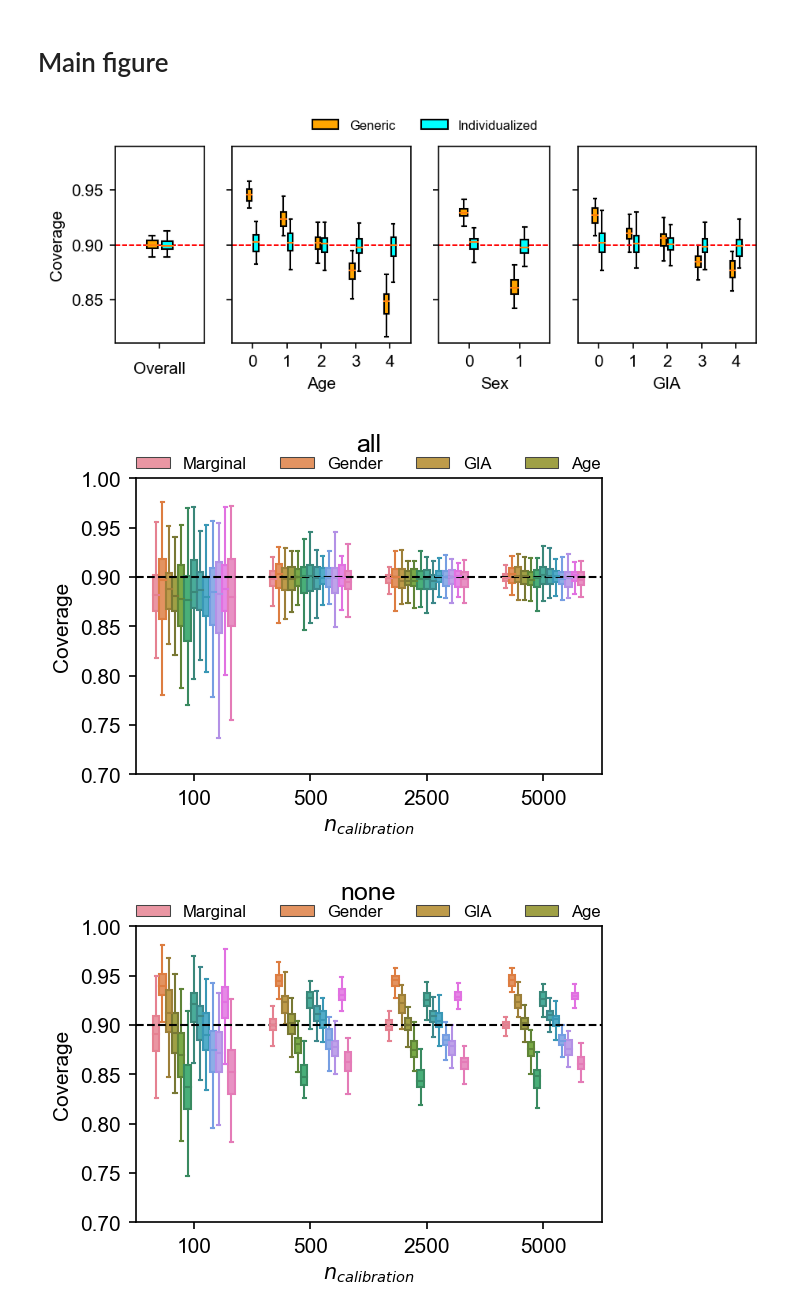
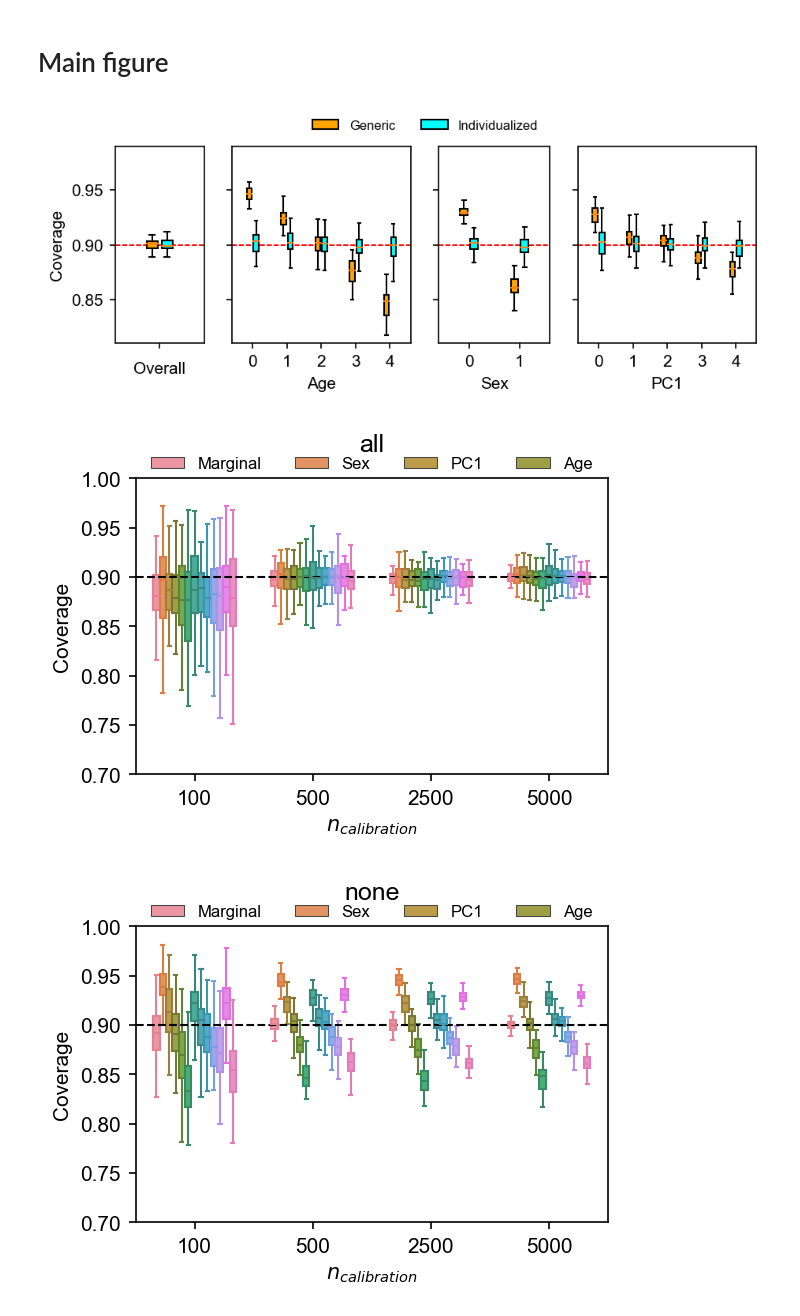
Before and after one commit to KangchengHou/calpred-manuscript, a Jupyter notebook: experiments/simulation/simulate.ipynb, the cells around one changed output. Drawn from its saved outputs; the diff is of its cells as text; code cells hidden in the pictures.

```diff
--- a/experiments/simulation/simulate.ipynb
+++ b/experiments/simulation/simulate.ipynb
@@ -30,9 +29,6 @@ We assume that some PRS is derived $\hat{g}$, and it is assumed that $E[\hat{g}
 # %%
 df_cov = pd.read_csv("data/cov.tsv", sep="\t", index_col=0).reset_index(drop=True)
 n_indiv = df_cov.shape[0]
-df_cov["GIA"] = np.sort(stats.expon.ppf(np.linspace(0.01, 0.4, n_indiv)))[
-    stats.rankdata(df_cov["PC1"], method="ordinal") - 1
-]
-df_cov.drop(columns="PC1", inplace=True)
+df_cov["PC1"] = quantile_normalize(df_cov["PC1"].values)
 
 df_cov = (df_cov - df_cov.mean(axis=0)) / df_cov.std(axis=0)
@@ -85,7 +97,7 @@ def simulate_data(
         axis=1,
     )
     df_trait["predstd0"] = 1.0
-    for col in ["AGE", "GIA", "SEX"]:
+    for col in ["AGE", "PC1", "SEX"]:
         n_unique = len(np.unique(df_trait[col]))
         if n_unique > 5:
             col_q = pd.qcut(df_trait[col], q=5).cat.codes
@@ -121,7 +133,7 @@ def evaluate_metrics(df_cal, df_test, adjust_cols):
     Given a dataframe to perform calibration and testing, and columns to adjust
     report (1) coverage (2) R2
 
-    # by default, adjust_cols = ["AGE", "SEX", "GIA"]
+    # by default, adjust_cols = ["AGE", "SEX", "PC1"]
     """
 
     if adjust_cols is None:
@@ -149,8 +161,8 @@ def evaluate_metrics(df_cal, df_test, adjust_cols):
     df_test["cal_pred"], df_test["cal_predstd"] = res[0:2]
 
     # evaluate
-    for group_col in [None, "AGE_q", "GIA_q", "SEX_q"]:
-        df_summary = calpgs.summarize_pred(
+    for group_col in [None, "AGE_q", "PC1_q", "SEX_q"]:
+        df_summary = calpgs.compute_group_stats(
             df_test,
             y_col="y",
             pred_col="pred",
@@ -171,12 +183,12 @@ dict_df_plot = dict()
 
 for adjust in ["all", "none", "dummy5", "dummy25"]:
     if adjust == "all":
-        adjust_cols = ["AGE", "SEX", "GIA"]
+        adjust_cols = ["AGE", "SEX", "PC1"]
     elif adjust == "except-age":
-        adjust_cols = ["SEX", "GIA"]
+        adjust_cols = ["SEX", "PC1"]
     elif adjust.startswith("dummy"):
         n_dummy = int(adjust.lstrip("dummy"))
-        adjust_cols = ["AGE", "SEX", "GIA"] + [f"DUMMY{i}" for i in range(n_dummy)]
+        adjust_cols = ["AGE", "SEX", "PC1"] + [f"DUMMY{i}" for i in range(n_dummy)]
     elif adjust == "none":
         adjust_cols = None
     else:
@@ -286,7 +298,7 @@ fig, axes = plt.subplots(
 group_boxplot(
     df_plot,
     val_col="coverage",
-    group_list=["Overall", "Age", "Sex", "GIA"],
+    group_list=["Overall", "Age", "Sex", "PC1"],
     pos_offset=-0.1,
     axes=axes,
     color="orange",
@@ -305,7 +317,7 @@ df_plot["subgroup"] = df_plot["col"].apply(
 group_boxplot(
     df_plot,
     val_col="coverage",
-    group_list=["Overall", "Age", "Sex", "GIA"],
+    group_list=["Overall", "Age", "Sex", "PC1"],
     pos_offset=0.1,
     axes=axes,
     color="cyan",
@@ -331,7 +343,7 @@ fig.legend(
 
 plt.savefig("results/main_coverage.pdf", bbox_inches="tight")
 # %% [output]
-[figure, old version]
+[figure, new version]
 # %%
 # effect of number of dummy variables to the calibration
 # %%
@@ -349,34 +361,34 @@ for adjust in dict_df_plot:
         fliersize=0,
         data=df_plot,
         ax=ax,
     )
 
     ax.axhline(y=0.9, color="black", lw=1.0, ls="--")
     ax.set_xlabel("$n_{calibration}$")
     ax.set_ylabel("Coverage")
 
     lighten_boxplot(ax)
     handles, labels = ax.get_legend_handles_labels()
     ax.legend(
         handles=handles,
         labels=[
             "Marginal",
-            "Gender",
-            "GIA",
+            "Sex",
+            "PC1",
             "Age",
         ],
         title=None,
         ncol=4,
         loc="center",
         bbox_to_anchor=(0.5, 1.05),
         fontsize=8,
         frameon=False,
     )
     ax.set_ylim(0.7, 1.0)
     ax.set_title(adjust, y=1.05)
     plt.tight_layout()
 
     plt.savefig(f"results/coverage_{adjust}.pdf", bbox_inches="tight")
 # %% [output]
-[figure, old version]
+[figure, new version]
-[figure, old version]
+[figure, new version]
```
Also changed, not shown: parts of 5 cells of this notebook.
